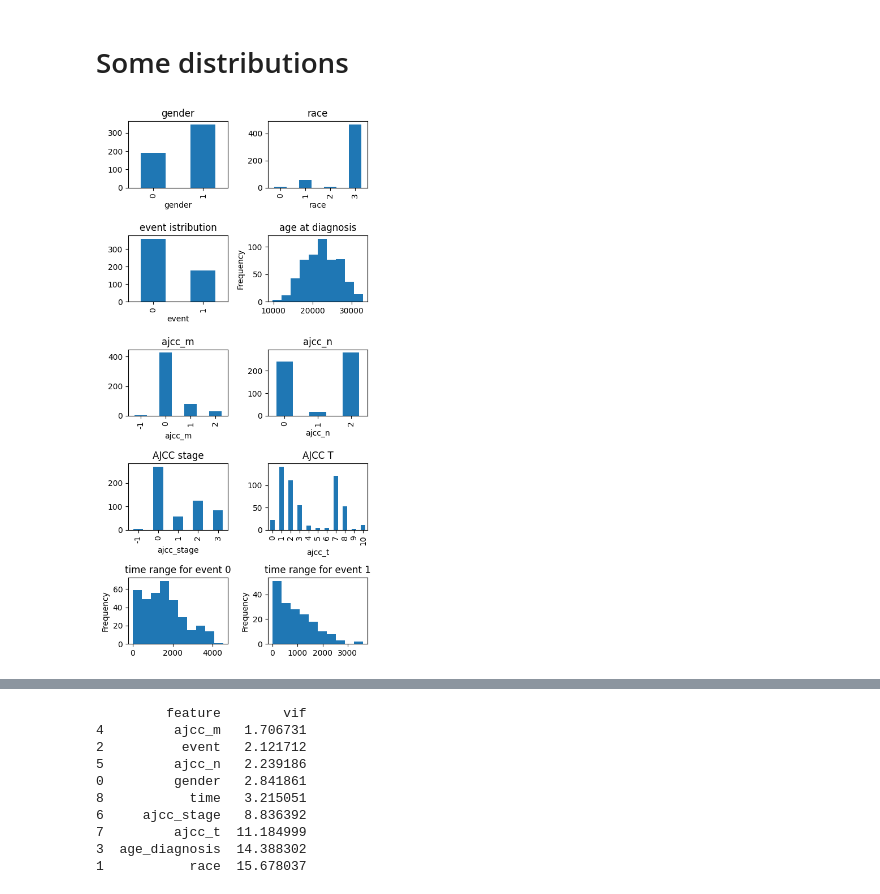
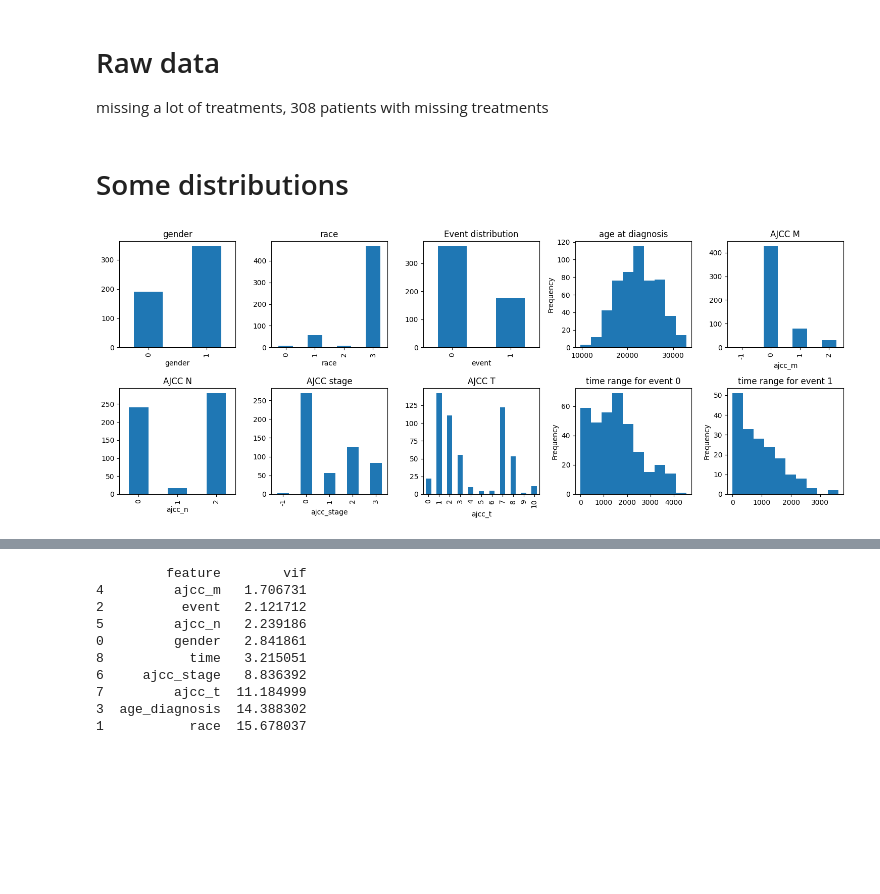
Before and after one commit to quanghieu31/multimodal-ccRCC, a Jupyter notebook: notebooks/clinical.ipynb, the cells around one changed output, grey strips where cells are left out. Cells and saved outputs as stored; diff of their text form; code cells hidden in the pictures; blank space fills up the shorter version.

```diff
--- a/notebooks/clinical.ipynb
+++ b/notebooks/clinical.ipynb
@@ -17,28 +20,40 @@ import torch
 
 clinical_path = config["clinical"]["cleaned_clinical"]
 clinical = pd.read_csv(clinical_path)
+# %% [markdown]
+# Raw data
+
+missing a lot of treatments, 308 patients with missing treatments
 # %% [markdown]
 # Some distributions
 # %%
-# quick visualization
+# quick visualization (old)
+
+import pandas as pd
+import matplotlib.pyplot as plt
 
 def visualize(df):
     df['age_diagnosis'] = pd.to_numeric(df['age_diagnosis'], errors='coerce')
-    fig, axs = plt.subplots(5, 2, figsize=(5, 10))
-    fig.subplots_adjust(hspace=0.5)
-    for col, ax in zip(['gender', 'race'], axs[0]):
-        df[col].value_counts().sort_index().plot(kind='bar', ax=ax, title=f'{col}')
-    df['event'].value_counts().sort_index().plot(kind='bar', ax=axs[1, 0], title='event istribution')
-    df['age_diagnosis'].plot(kind='hist', bins=10, ax=axs[1, 1], title='age at diagnosis')
-    for col, ax in zip(['ajcc_m', 'ajcc_n'], axs[2]):
-        df[col].value_counts().sort_index().plot(kind='bar', ax=ax, title=f'{col}')
-    df['ajcc_stage'].value_counts().sort_index().plot(kind='bar', ax=axs[3, 0], title='AJCC stage')
-    df['ajcc_t'].value_counts().sort_index().plot(kind='bar', ax=axs[3, 1], title='AJCC T')
-    for event, ax in zip([0, 1], axs[4]):
-        df[df['event'] == event]['time'].plot(kind='hist', bins=10, ax=ax, title=f'time range for event {event}')
+    fig, axs = plt.subplots(2, 5, figsize=(15, 6))
+    fig.subplots_adjust(hspace=0.5, wspace=0.5)
+
+    # First row
+    df['gender'].value_counts().sort_index().plot(kind='bar', ax=axs[0, 0], title='gender')
+    df['race'].value_counts().sort_index().plot(kind='bar', ax=axs[0, 1], title='race')
+    df['event'].value_counts().sort_index().plot(kind='bar', ax=axs[0, 2], title='Event distribution')
+    df['age_diagnosis'].plot(kind='hist', bins=10, ax=axs[0, 3], title='age at diagnosis')
+    df['ajcc_m'].value_counts().sort_index().plot(kind='bar', ax=axs[0, 4], title='AJCC M')
+
+    # Second row
+    df['ajcc_n'].value_counts().sort_index().plot(kind='bar', ax=axs[1, 0], title='AJCC N')
+    df['ajcc_stage'].value_counts().sort_index().plot(kind='bar', ax=axs[1, 1], title='AJCC stage')
+    df['ajcc_t'].value_counts().sort_index().plot(kind='bar', ax=axs[1, 2], title='AJCC T')
+    df[df['event'] == 0]['time'].plot(kind='hist', bins=10, ax=axs[1, 3], title='time range for event 0')
+    df[df['event'] == 1]['time'].plot(kind='hist', bins=10, ax=axs[1, 4], title='time range for event 1')
+
     plt.tight_layout()
     plt.show()
 
 visualize(clinical)
 # %% [output]
-[figure, old version]
+[figure, new version]
```
Also changed, not shown: parts of 11 cells of this notebook, 10 other files.
